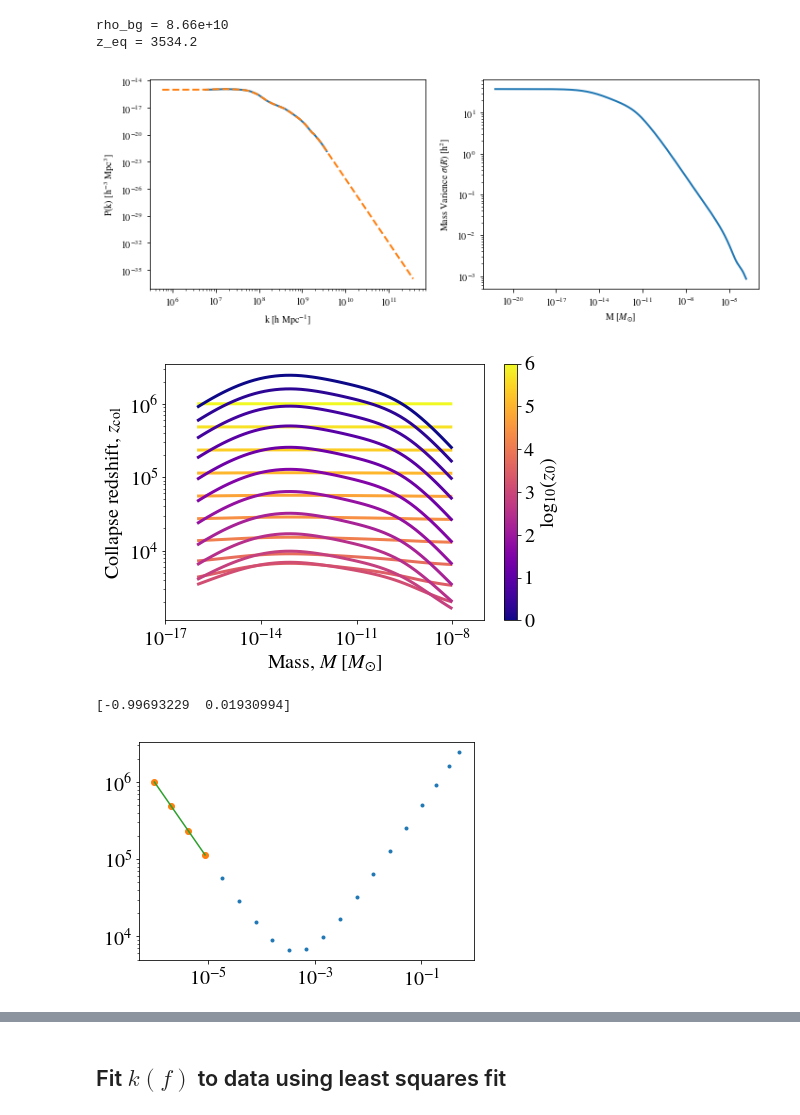
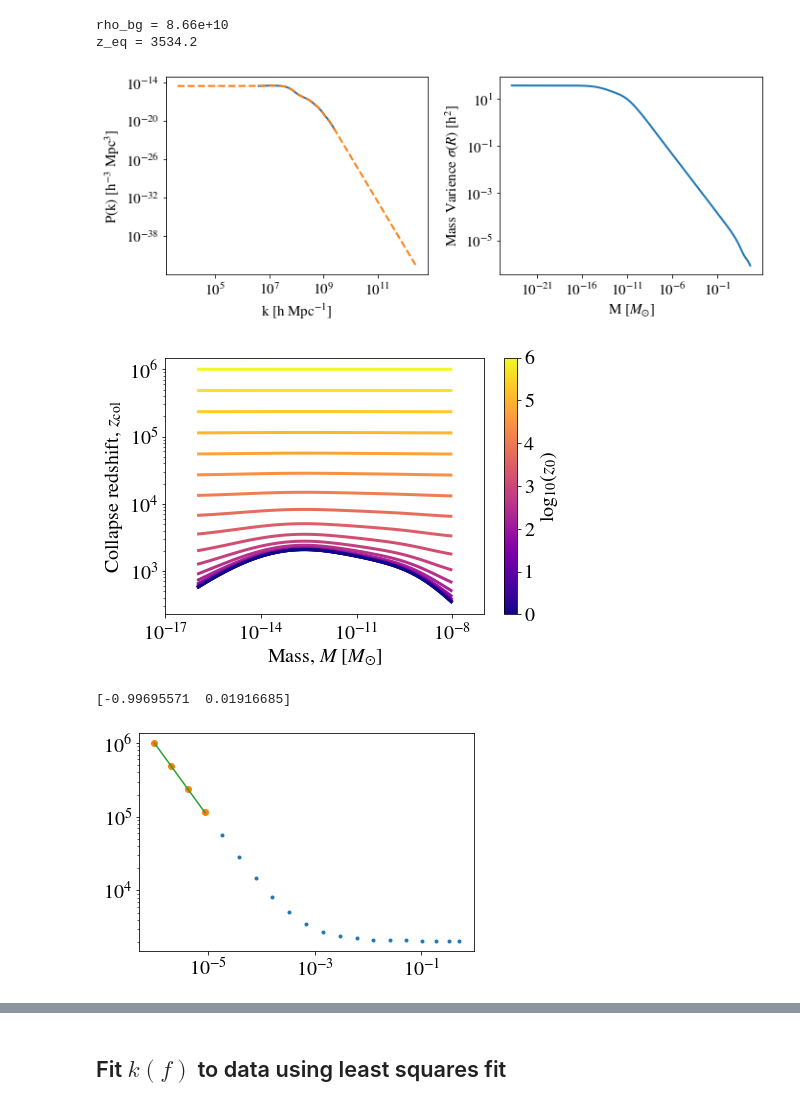
Before and after one commit to David-Ellis/m3p_merger, a Jupyter notebook: HaloConcs.ipynb, the cells around one changed output, grey strips where cells are left out. Drawn from its saved outputs; the diff is of its cells as text; code cells hidden in the pictures.

```diff
--- a/HaloConcs.ipynb
+++ b/HaloConcs.ipynb
@@ -100,9 +101,8 @@ z_eq = 3534.2
 # Load in the power spectrum
 FilePath = "axionPS.dat"
 k, Pf, blah, blah= np.loadtxt(FilePath).T
-
-kdata = k/h
-Pdata = Pf*h**3
+kdata = k#/h
+Pdata = Pf#*h**3
 # %%
 z = 99
 HMF_PS, M, f_PS, sigma, iterpdata = ps.PS_HMF(Pdata, kdata, z=z, mode = 'PS')
@@ -123,41 +123,41 @@ ax2.set_ylabel("Mass Varience $\sigma(R)$ [h$^2$]")
 ax2.set_xlabel("M [$M_{\odot}$]")
 plt.tight_layout()
 
-#np.save("FinalGraphs/Data/PowerSpec.npy",[k[Pf>0]*h, Pf[Pf>0]/h**3, M, sigma*h**2])
+np.save("FinalGraphs/Data/PowerSpec.npy",[k[Pf>0]*h, Pf[Pf>0]/h**3, M, sigma*h**2])
 # %% [output]
-[figure, old version]
+[figure, new version]
 # %%
 zs = np.logspace(6, 0, 20)
 masses = np.logspace(-16,-8)
 
-ys = np.array([ps.Find_zcol(Pdata, kdata, masses, z) for z in zs])
+ys = np.array([ps.Find_zcol(Pdata, kdata, masses, z, f=0.01) for z in zs])
 xs = np.array([masses for z in zs]) # could also use np.tile
 
 matplotlib.rc('font', size=20)
 fig = plt.figure(figsize = (7, 5))
 ax1 = fig.add_subplot(111)
 lc1 = multiline(xs, ys, np.log10(zs), ax = ax1, cmap='plasma', lw=3)
 ax1.set_xlim(1e-17, 1e-7)
 ax1.set_ylabel("Collapse redshift, $z_{\mathrm{col}}$")
 ax1.set_xlabel("Mass, $M$ [$M_{\odot}$]")
 axcb = fig.colorbar(lc1)
 axcb.set_label('$\log_{10}(z_{0})$')
 
 plt.tight_layout()
 
 plt.show()
 a = 1/(np.asarray(zs)+1)
 zcol_max = np.asarray([max(ys[i]) for i in range(len(ys))])
 plt.loglog(a, zcol_max,'.')
 plt.loglog(a[:4], zcol_max[:4],'o')
 
 p1 = np.polyfit(np.log10(a[:2]), np.log10(zcol_max[:2]), deg = 1)
 
 plt.loglog(a[:4], 10**(p1[0]*np.log10(a[:4])+ p1[1]))
 print(p1)
 
 #fig.savefig("./figures/PS_zcol.pdf")
 # %% [output]
-[figure, old version]
+[figure, new version]
-[-0.99693229  0.01930994]
+[-0.99695571  0.01916685]
-[figure, old version]
+[figure, new version]
```
Also changed, not shown: parts of 18 cells of this notebook, 1 other file.
